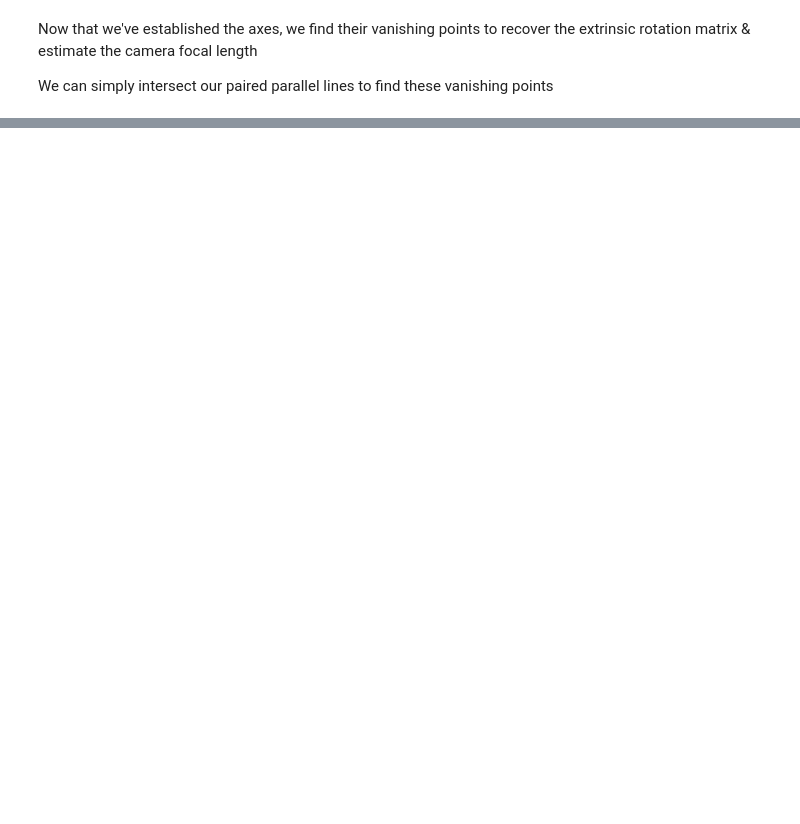
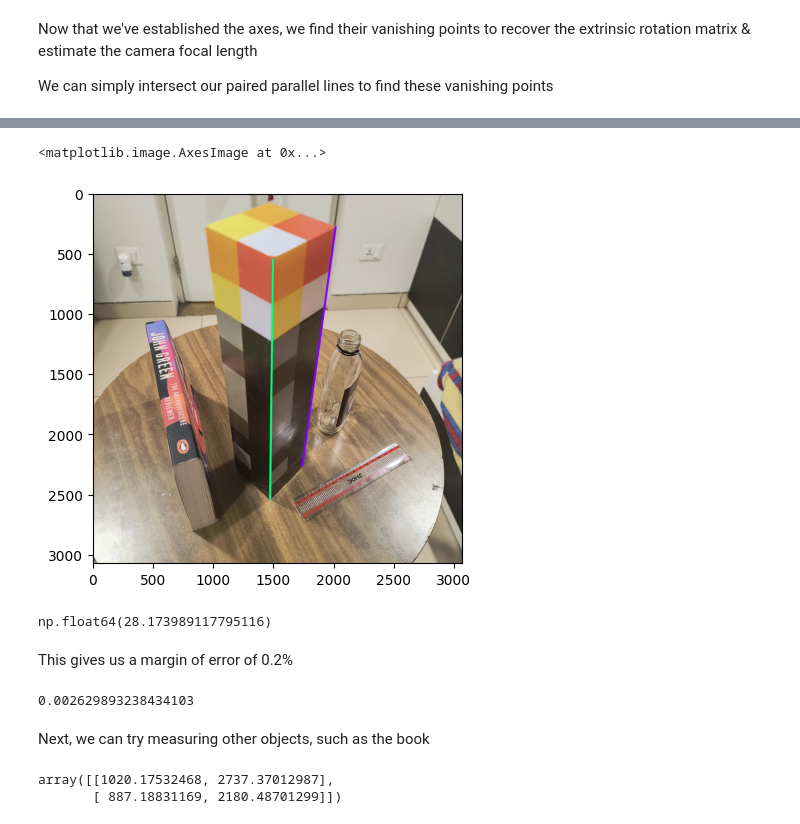
Before and after one commit to SantriptaSharma/cv-project, a Jupyter notebook: 1-criminsi.ipynb, the cells around one changed output, grey strips where cells are left out. Saved outputs shown, nothing was run; the diff lists cells and outputs as text; code cells hidden in the pictures; blank space fills up the shorter version.

```diff
--- a/1-criminsi.ipynb
+++ b/1-criminsi.ipynb
@@ -167,0 +245,36 @@ plt.imshow(cv.cvtColor(vps_guy, cv.COLOR_BGR2RGB))
+# %%
+%matplotlib inline
+
+alt_line_guy = np.copy(ref_height_guy)
+cv.line(alt_line_guy, alt_line_pts[0].astype(np.uint64), alt_line_pts[1].astype(np.uint64), get_color(2), 15)
+
+plt.imshow(cv.cvtColor(alt_line_guy, cv.COLOR_BGR2RGB))
+# %% [output]
+<matplotlib.image.AxesImage at 0x...>
+[figure, added]
+# %%
+b = make_homogeneous(alt_line_pts[0])
+t = make_homogeneous(alt_line_pts[1])
+
+alt_height = -np.linalg.norm(np.cross(b, t)) / (np.dot(l_inf, b) * np.linalg.norm(np.cross(v, t)) * alpha)
+alt_height
+# %% [output]
+np.float64(28.173989117795116)
+# %% [markdown]
+This gives us a margin of error of 0.2%
+# %%
+(28.1739 - 28.1) / 28.1
+# %% [output]
+0.002629893238434103
+# %% [markdown]
+Next, we can try measuring other objects, such as the book
+# %%
+%matplotlib Qt
+
+plt.imshow(cv.cvtColor(img, cv.COLOR_BGR2RGB))
+book_pts = np.array(plt.ginput(2, 500))
+
+book_pts
+# %% [output]
+array([[1020.17532468, 2737.37012987],
+       [ 887.18831169, 2180.48701299]])
```
Also changed, not shown: parts of 38 cells of this notebook, 19 other files.
